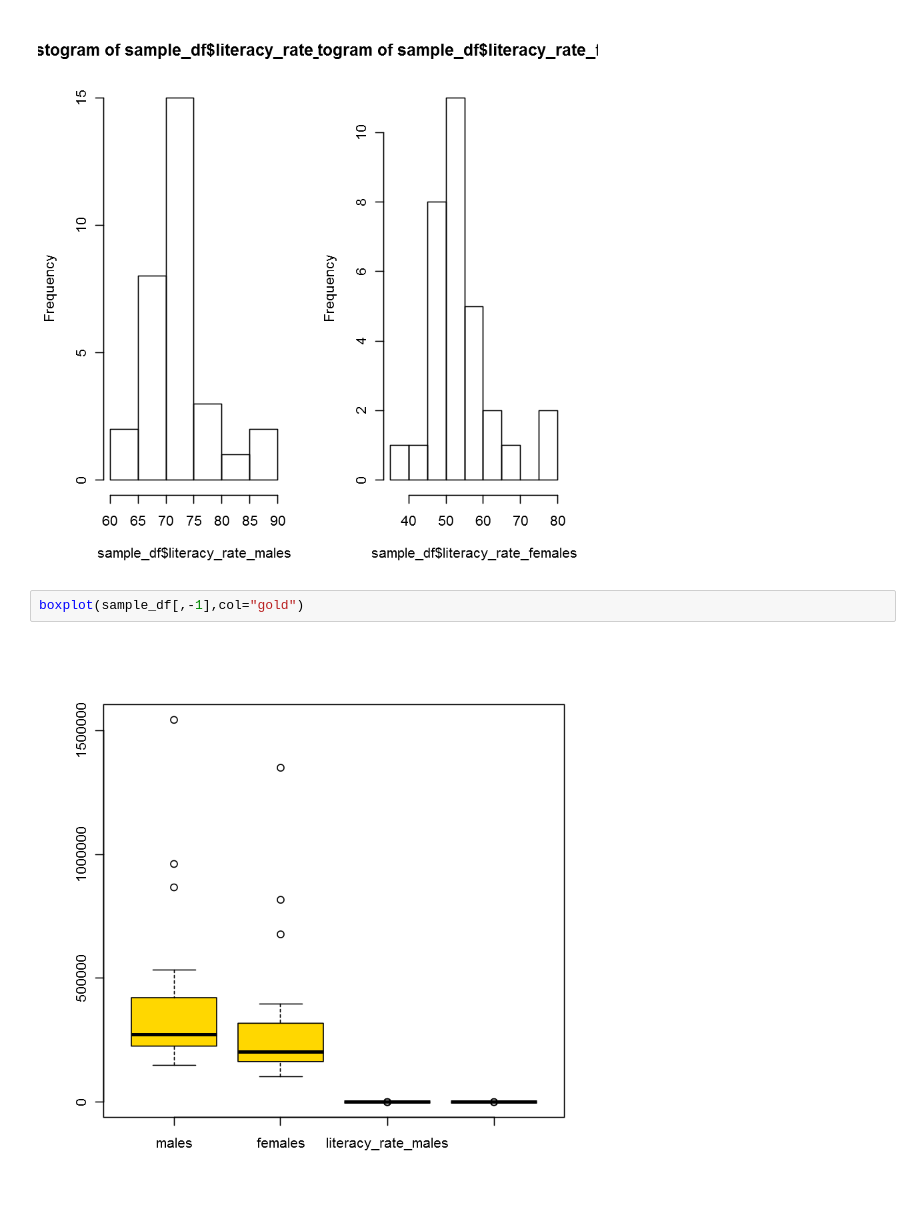
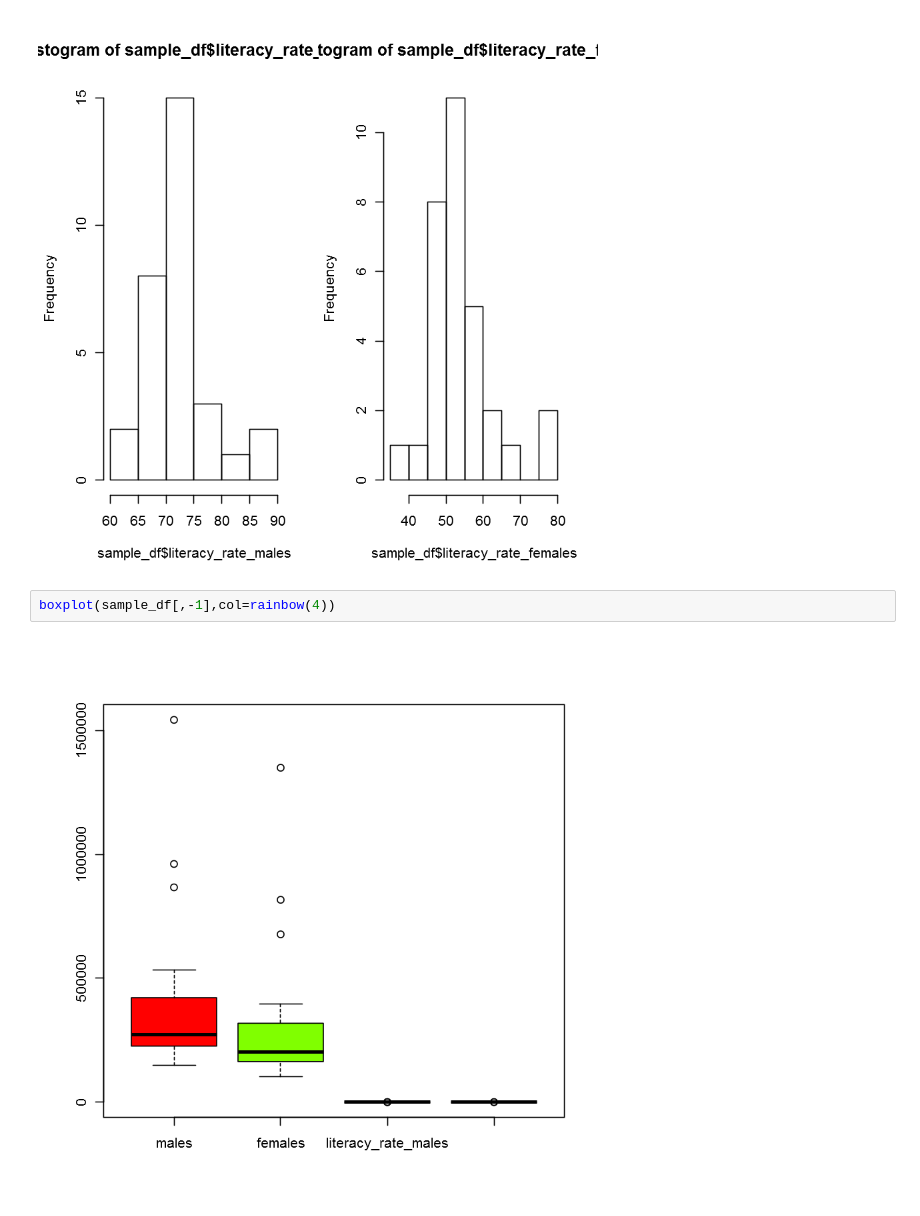
Before and after one commit to sumendar/literacy_and_literacy_rate, a Jupyter notebook: literacy_and_literacy_rate.ipynb, the cells around one changed output. Saved outputs shown, nothing was run; the diff lists cells and outputs as text.

Commit message:
color rainbow added

```diff
--- a/literacy_and_literacy_rate.ipynb
+++ b/literacy_and_literacy_rate.ipynb
@@ -57,6 +57,6 @@ hist(sample_df$literacy_rate_females)
 # %% [output]
 [figure]
 # %%
-boxplot(sample_df[,-1],col="gold")
+boxplot(sample_df[,-1],col=rainbow(4))
 # %% [output]
-[figure, old version]
+[figure, new version]
```
